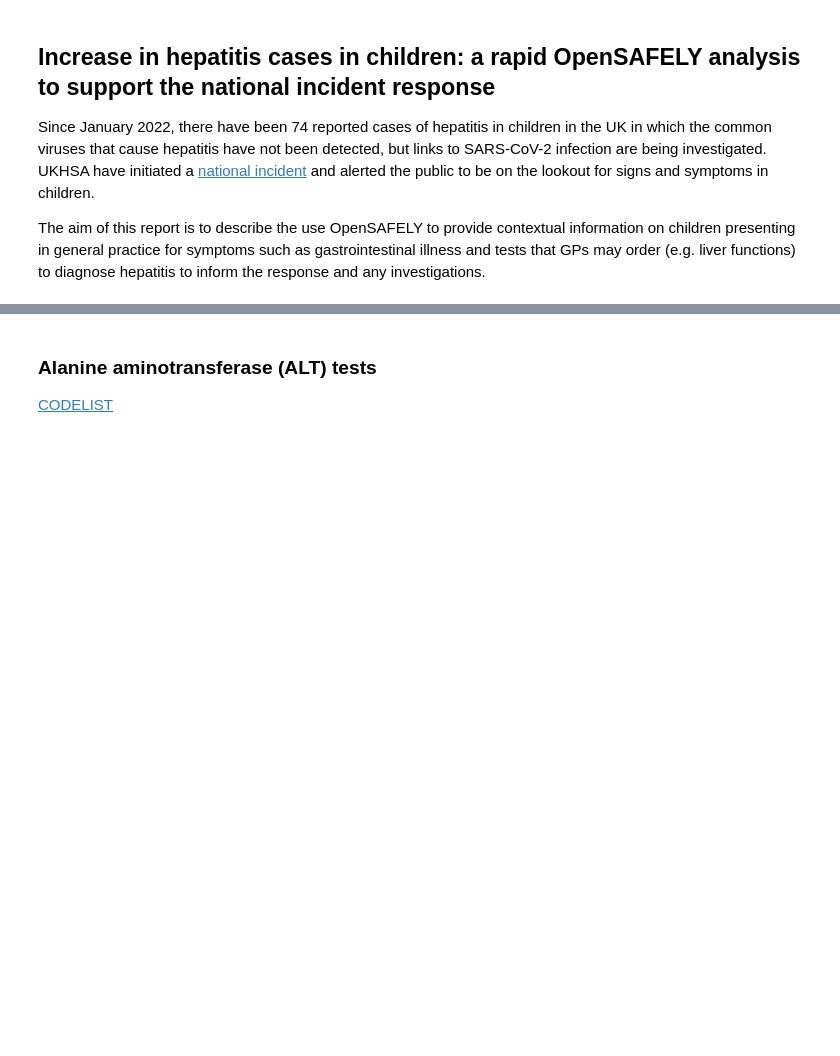
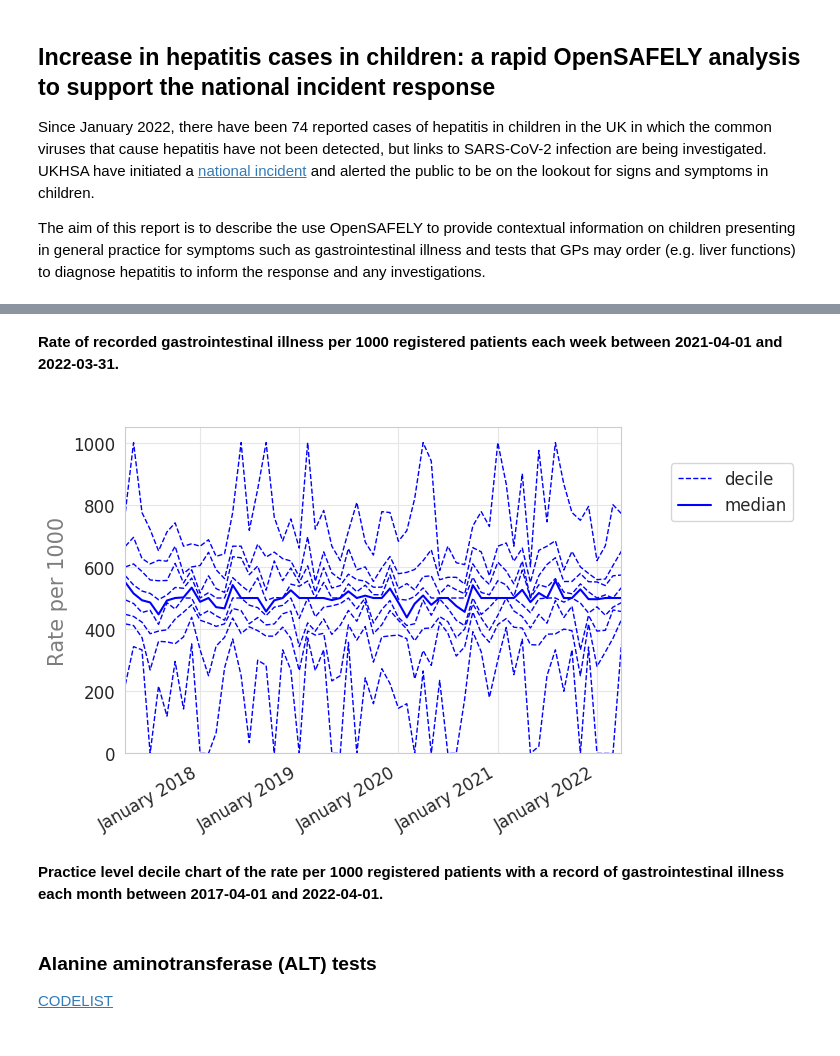
Before and after one commit to opensafely/hepatitis_in_children, a Jupyter notebook: analysis/report.ipynb, the cells around one changed output, grey strips where cells are left out. Cells and saved outputs as stored; diff of their text form; code cells hidden in the pictures; blank space fills up the shorter version.

```diff
--- a/analysis/report.ipynb
+++ b/analysis/report.ipynb
@@ -21,6 +63,19 @@ Image(filename="../output/weekly/plot_gi_illness.png")
+# %% [markdown]
+**Rate of recorded gastrointestinal illness per 1000 registered patients each week between 2021-04-01 and 2022-03-31.**
+# %% [markdown]
+<a id="gi_illness_decile"></a>
+# %%
+Image(filename="../output/monthly/deciles_chart_gi_illness.png")
+# %% [output]
+[figure, added]
+# %% [markdown]
+**Practice level decile chart of the rate per 1000 registered patients with a record of gastrointestinal illness each month between 2017-04-01 and 2022-04-01.**
 # %% [markdown]
+<a id="alt"></a>
 ### Alanine aminotransferase (ALT) tests
 
 [CODELIST](https://www.opencodelists.org/codelist/opensafely/alanine-aminotransferase-alt-tests/2298df3e/#full-list)
+# %% [markdown]
+<a id="alt_rate"></a>
 # %%
 Image(filename="../output/monthly/plot_alt.png")
```
Also changed, not shown: parts of 55 cells of this notebook.
